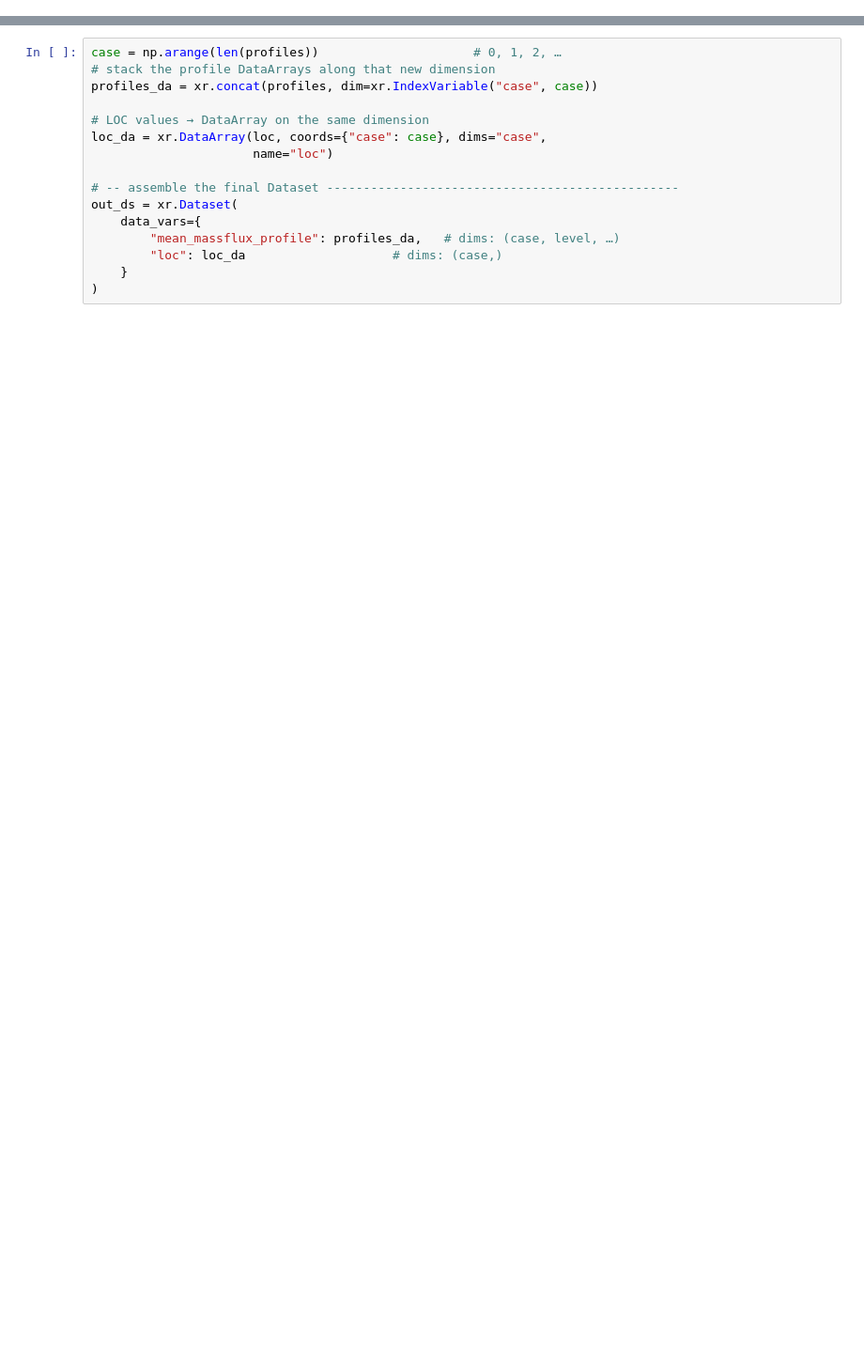
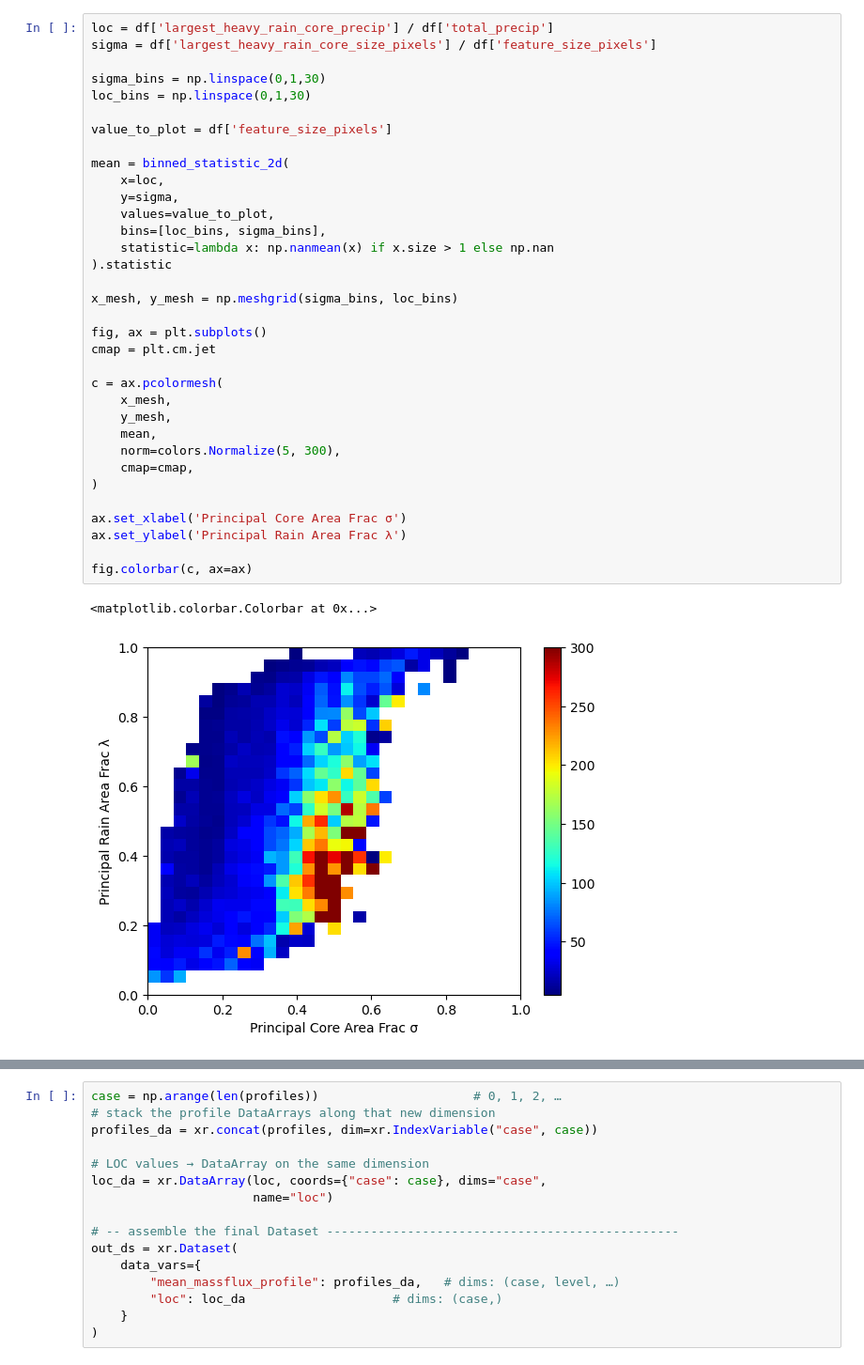
Before and after one commit to pedroanguloumana/extreme_precipitation_in_gpm, a Jupyter notebook: notebooks/nb08_gSAM_Analysis.ipynb, the cells around one changed output, grey strips where cells are left out. Shown: that part at 94% size. Drawn from its saved outputs; the diff is of its cells as text; blank space fills up the shorter version.

```diff
--- a/notebooks/nb08_gSAM_Analysis.ipynb
+++ b/notebooks/nb08_gSAM_Analysis.ipynb
@@ -12,0 +145,37 @@ The autoreload extension is already loaded. To reload it, use:
+# %%
+loc = df['largest_heavy_rain_core_precip'] / df['total_precip']
+sigma = df['largest_heavy_rain_core_size_pixels'] / df['feature_size_pixels']
+
+sigma_bins = np.linspace(0,1,30)
+loc_bins = np.linspace(0,1,30)
+
+value_to_plot = df['feature_size_pixels']
+
+mean = binned_statistic_2d(
+    x=loc,
+    y=sigma,
+    values=value_to_plot,
+    bins=[loc_bins, sigma_bins],
+    statistic=lambda x: np.nanmean(x) if x.size > 1 else np.nan
+).statistic
+
+x_mesh, y_mesh = np.meshgrid(sigma_bins, loc_bins)
+
+fig, ax = plt.subplots()
+cmap = plt.cm.jet
+
+c = ax.pcolormesh(
+    x_mesh,
+    y_mesh,
+    mean,
+    norm=colors.Normalize(5, 300),
+    cmap=cmap,
+)
+
+ax.set_xlabel('Principal Core Area Frac σ')
+ax.set_ylabel('Principal Rain Area Frac λ')
+
+fig.colorbar(c, ax=ax)
+# %% [output]
+<matplotlib.colorbar.Colorbar at 0x...>
+[figure, added]
```
Also changed, not shown: parts of 8 cells of this notebook, 56 other files.
